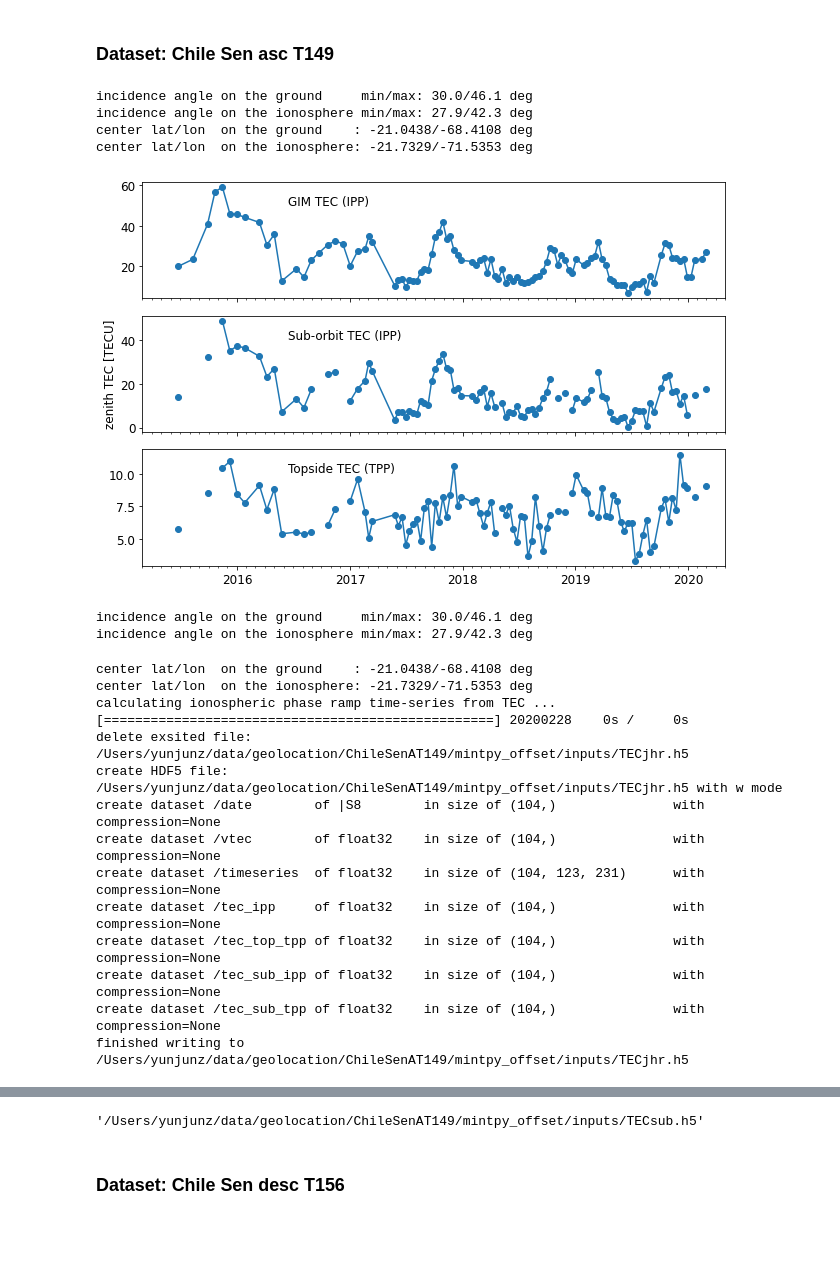
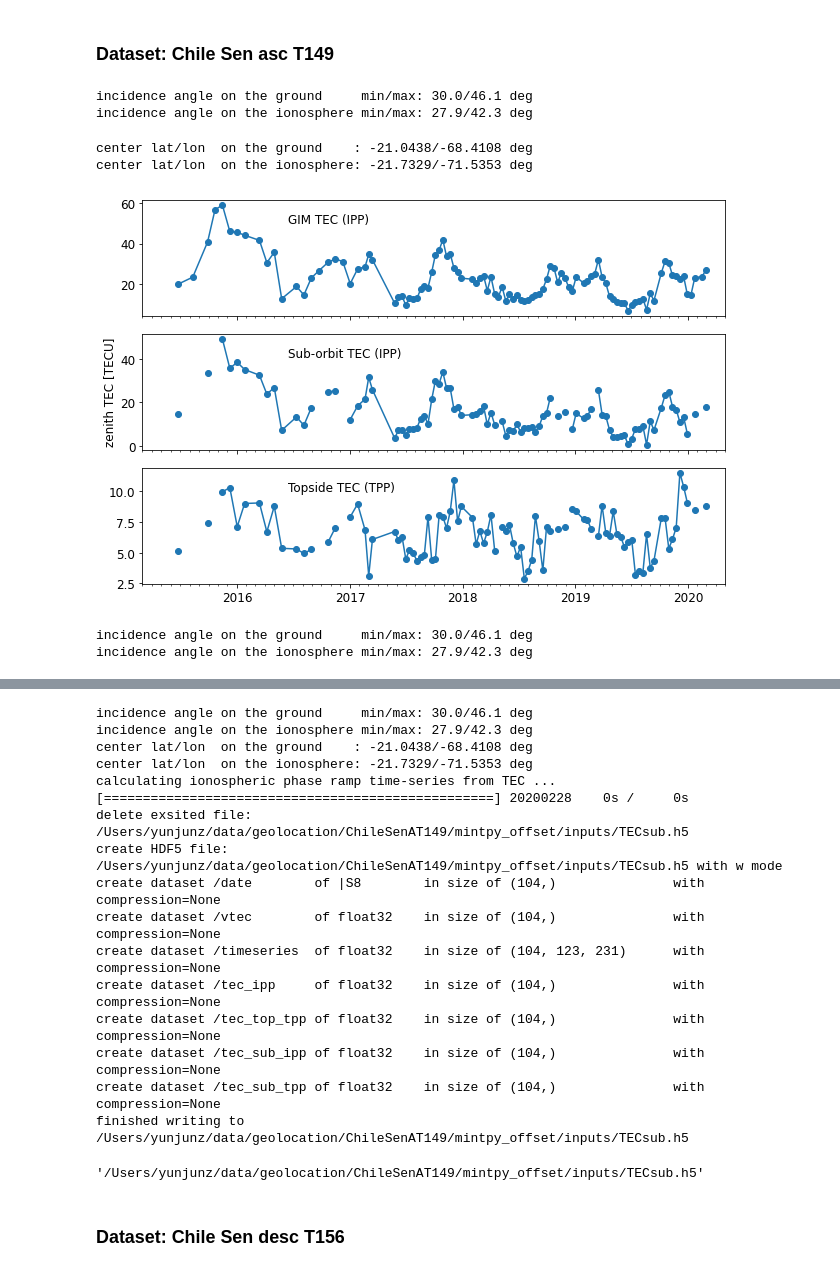
Before and after one commit to yunjunz/2022-Geolocation, a Jupyter notebook: prep_JHR_GIM.ipynb, the cells around one changed output, grey strips where cells are left out. Saved outputs shown, nothing was run; the diff lists cells and outputs as text; code cells hidden in the pictures; blank space fills up the shorter version.

Commit message:
JHR_GIM: update interp_method comparison

```diff
--- a/prep_gim_tec.ipynb
+++ b/prep_JHR_GIM.ipynb
@@ -25,7 +25,8 @@ tec_sub_file = os.path.join(proj_dir, 'mintpy_offset/inputs/TECsub.h5')
 gim_tec_dir = os.path.join(proj_dir, 'GIM_TEC')
 date_list = timeseries(ts_file).get_date_list()
 iono_lat, iono_lon = iono.prep_geometry_iono(geom_file, print_msg=True)[1:3]
-tec_ipp, tec_top_tpp, tec_sub_ipp, tec_sub_tpp, tDicts = iono.get_sub_tec_list(gim_tec_dir, date_list, iono_lat, iono_lon)[1:]
+tec_ipp, tec_top_tpp, tec_sub_ipp, tec_sub_tpp, tDicts = iono.get_sub_tec_list(gim_tec_dir, date_list, iono_lat, iono_lon,
+                                                                               interp_method='nearest')[1:]
 
 # read GMT TEC for the missing dates above
 gim_tec_file = os.path.join(proj_dir, 'GIM_TEC', 'gimtec.txt')
@@ -33,49 +34,35 @@ fc = np.loadtxt(gim_tec_file, dtype=bytes).astype(str)
 for i in range(fc.shape[0]):
     ind = date_list.index(fc[i, 0])
     if np.isnan(tec_ipp[ind]):
         tec_ipp[ind] = float(fc[i, 1])
 
 # plot
 x = ptime.date_list2vector(date_list)[0]
 titles = ['GIM TEC (IPP)', 'Sub-orbit TEC (IPP)', 'Topside TEC (TPP)']
 fig, axs = plt.subplots(nrows=3, ncols=1, figsize=[9, 6], sharex=True)
 for i, vtec in enumerate([tec_ipp, tec_sub_ipp, tec_top_tpp]):
     axs[i].plot(x, vtec, 'o-')
     axs[i].annotate(titles[i], xy=(0.25, 0.8), xycoords='axes fraction')
 ax = axs[1]
 ax.set_ylabel('zenith TEC [TECU]')
 pp.auto_adjust_xaxis_date(ax, x)
 fig.tight_layout()
 plt.show()
 
 # calc iono ramp time-series
 ds_dict_ext = {}
 ds_dict_ext['tec_ipp']     = np.array(tec_ipp, dtype=np.float32)
 ds_dict_ext['tec_top_tpp'] = np.array(tec_top_tpp, dtype=np.float32)
 ds_dict_ext['tec_sub_ipp'] = np.array(tec_sub_ipp, dtype=np.float32)
 ds_dict_ext['tec_sub_tpp'] = np.array(tec_sub_tpp, dtype=np.float32)
 
 iono_tec.vtec2iono_ramp_timeseries(date_list, tec_ipp.tolist(),     geom_file=geom_file, iono_file=tec_gim_file, ds_dict_ext=ds_dict_ext)
 iono_tec.vtec2iono_ramp_timeseries(date_list, tec_sub_tpp.tolist(), geom_file=geom_file, iono_file=tec_sub_file, ds_dict_ext=ds_dict_ext)
 # %% [output]
 incidence angle on the ground     min/max: 30.0/46.1 deg
 incidence angle on the ionosphere min/max: 27.9/42.3 deg
-center lat/lon  on the ground    : -21.0438/-68.4108 deg
-center lat/lon  on the ionosphere: -21.7329/-71.5353 deg
+center lat/lon  on the ground    : -21.0438/-68.4108 deg
+center lat/lon  on the ionosphere: -21.7329/-71.5353 deg
-[figure, old version]
+[figure, new version]
-incidence angle on the ground     min/max: 30.0/46.1 deg
-incidence angle on the ionosphere min/max: 27.9/42.3 deg
-center lat/lon  on the ground    : -21.0438/-68.4108 deg
-center lat/lon  on the ionosphere: -21.7329/-71.5353 deg
-calculating ionospheric phase ramp time-series from TEC ...
-[==================================================] 20200228    0s /     0s
-delete exsited file: /Users/yunjunz/data/geolocation/ChileSenAT149/mintpy_offset/inputs/TECjhr.h5
-create HDF5 file: /Users/yunjunz/data/geolocation/ChileSenAT149/mintpy_offset/inputs/TECjhr.h5 with w mode
-create dataset /date        of |S8        in size of (104,)               with compression=None
-create dataset /vtec        of float32    in size of (104,)               with compression=None
-create dataset /timeseries  of float32    in size of (104, 123, 231)      with compression=None
-create dataset /tec_ipp     of float32    in size of (104,)               with compression=None
-create dataset /tec_top_tpp of float32    in size of (104,)               with compression=None
-create dataset /tec_sub_ipp of float32    in size of (104,)               with compression=None
-create dataset /tec_sub_tpp of float32    in size of (104,)               with compression=None
-finished writing to /Users/yunjunz/data/geolocation/ChileSenAT149/mintpy_offset/inputs/TECjhr.h5
+incidence angle on the ground     min/max: 30.0/46.1 deg
+incidence angle on the ionosphere min/max: 27.9/42.3 deg
@@ -98,4 +83,20 @@ finished writing to /Users/yunjunz/data/geolocation/ChileSenAT149/mintpy_offset/
-'/Users/yunjunz/data/geolocation/ChileSenAT149/mintpy_offset/inputs/TECsub.h5'
+incidence angle on the ground     min/max: 30.0/46.1 deg
+incidence angle on the ionosphere min/max: 27.9/42.3 deg
+center lat/lon  on the ground    : -21.0438/-68.4108 deg
+center lat/lon  on the ionosphere: -21.7329/-71.5353 deg
+calculating ionospheric phase ramp time-series from TEC ...
+[==================================================] 20200228    0s /     0s
+delete exsited file: /Users/yunjunz/data/geolocation/ChileSenAT149/mintpy_offset/inputs/TECsub.h5
+create HDF5 file: /Users/yunjunz/data/geolocation/ChileSenAT149/mintpy_offset/inputs/TECsub.h5 with w mode
+create dataset /date        of |S8        in size of (104,)               with compression=None
+create dataset /vtec        of float32    in size of (104,)               with compression=None
+create dataset /timeseries  of float32    in size of (104, 123, 231)      with compression=None
+create dataset /tec_ipp     of float32    in size of (104,)               with compression=None
+create dataset /tec_top_tpp of float32    in size of (104,)               with compression=None
+create dataset /tec_sub_ipp of float32    in size of (104,)               with compression=None
+create dataset /tec_sub_tpp of float32    in size of (104,)               with compression=None
+finished writing to /Users/yunjunz/data/geolocation/ChileSenAT149/mintpy_offset/inputs/TECsub.h5
+'/Users/yunjunz/data/geolocation/ChileSenAT149/mintpy_offset/inputs/TECsub.h5'
 # %% [markdown]
 ### Dataset: Chile Sen desc T156
 # %%
```
Also changed, not shown: parts of 4 cells of this notebook.
